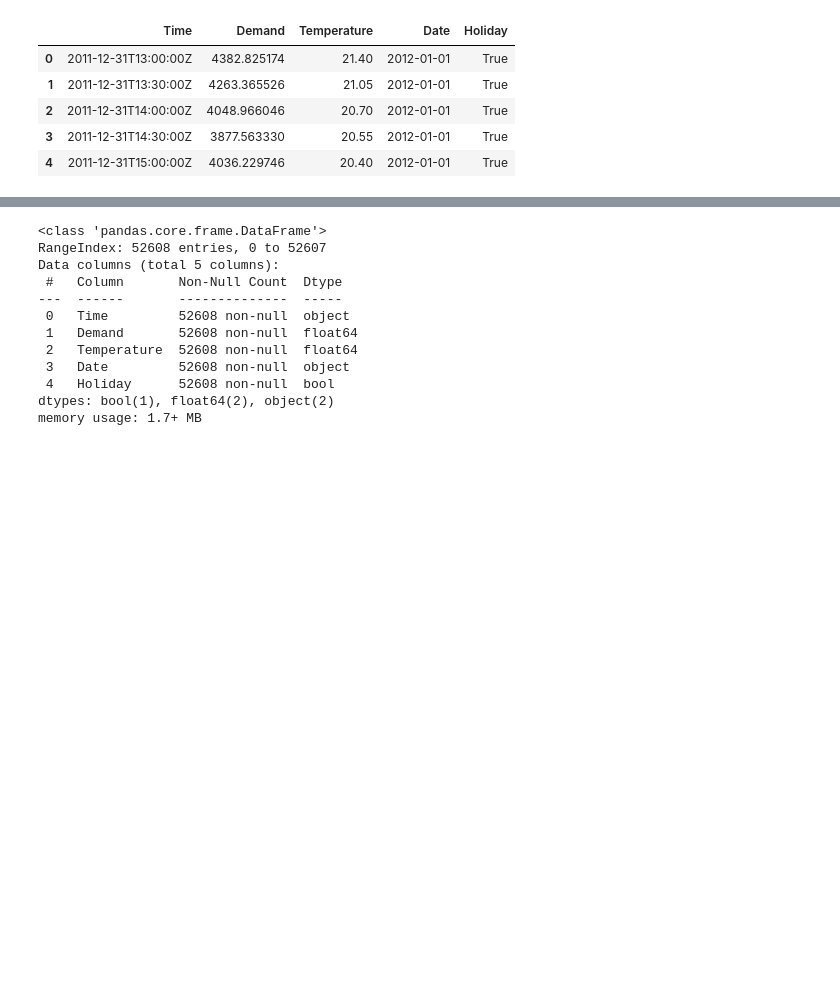
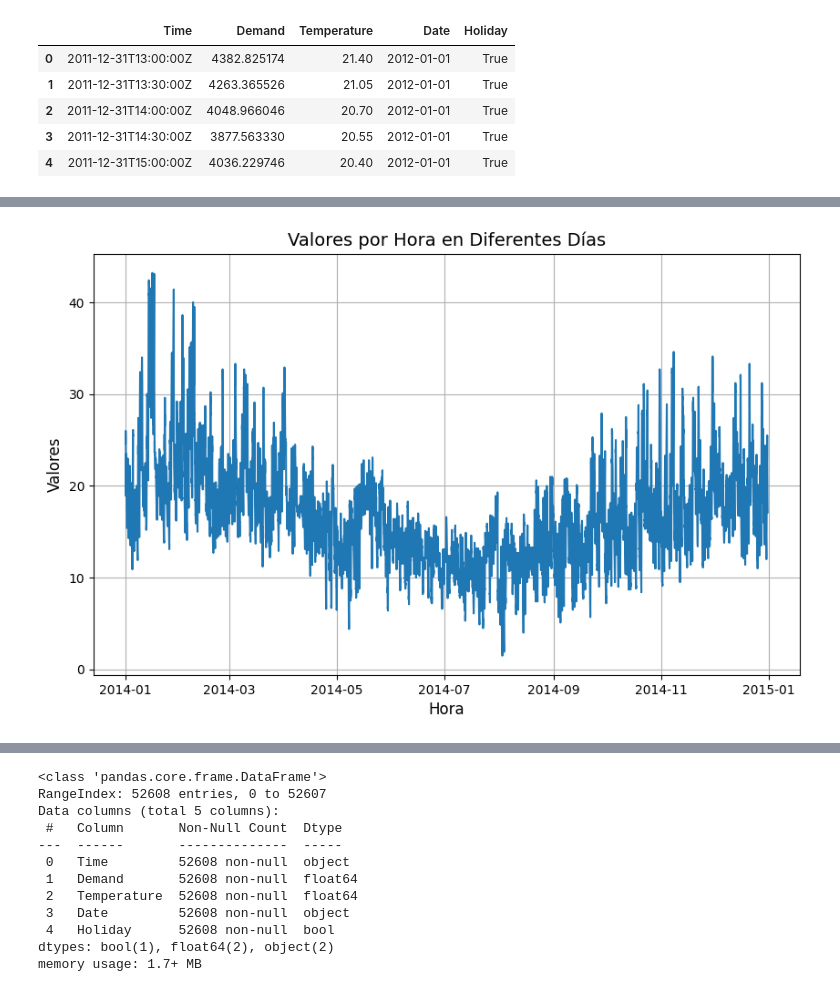
Before and after one commit to DavidGuzzi/TSA, a Jupyter notebook: Forecasting Principles and Practice 3rd/2/2.ipynb, the cells around one changed output, grey strips where cells are left out. Saved outputs shown, nothing was run; the diff lists cells and outputs as text; code cells hidden in the pictures; blank space fills up the shorter version.

```diff
--- a/Forecasting Principles and Practice 3rd/2/2.ipynb
+++ b/Forecasting Principles and Practice 3rd/2/2.ipynb
@@ -107,0 +138,19 @@ df_ve.head()
+# %%
+import matplotlib.pyplot as plt
+import seaborn as sns
+df_ve_2014 = df_ve[df_ve['year']==2014]
+plt.figure(figsize=(10,6))
+
+# Graficar una línea por cada día, con colores diferentes
+sns.lineplot(x='Time', y='Temperature', data=df_ve_2014, legend=False)
+
+# Ajustar etiquetas y títulos
+plt.title('Valores por Hora en Diferentes Días', fontsize=14)
+plt.xlabel('Hora', fontsize=12)
+plt.ylabel('Valores', fontsize=12)
+
+# Mostrar leyenda y gráfico
+plt.grid(True)
+plt.show()
+# %% [output]
+[figure, added]
```
Also changed, not shown: parts of 4 cells of this notebook.
